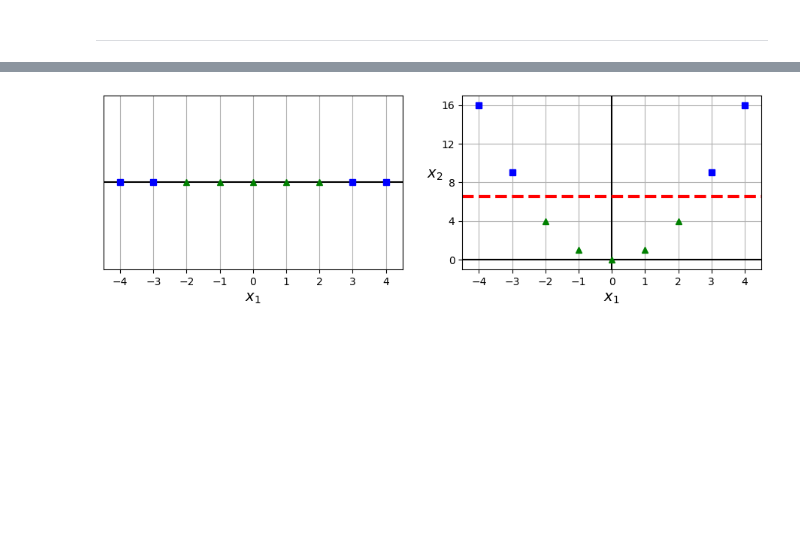
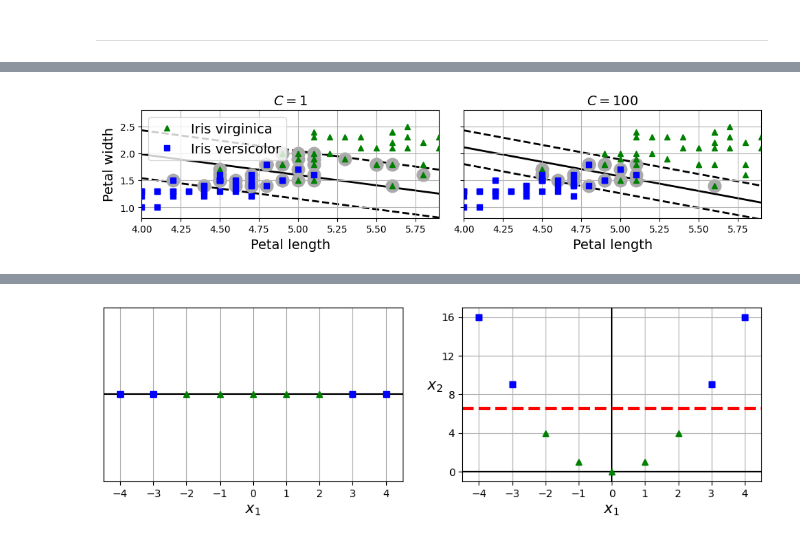
Before and after one commit to Ronald6635/handson-ml3, a Jupyter notebook: 05_support_vector_machines.ipynb, the cells around one changed output, grey strips where cells are left out. Drawn from its saved outputs; the diff is of its cells as text; code cells hidden in the pictures; blank space fills up the shorter version.

```diff
--- a/05_support_vector_machines.ipynb
+++ b/05_support_vector_machines.ipynb
@@ -513,0 +456,11 @@ This visualization demonstrates that choosing the right C value is crucial: too
+# %%
+scaler = svm_clf[0]
+linear_svc = svm_clf[1]
+
+print(f'scaler.mean_ = {scaler.mean_}')
+print(f'scaler.scale_ = {scaler.scale_}')
+
+print(f'linear_svc.coef_ = {linear_svc.coef_}')
+list(svm_clf)
+print(f'linear_svc.intercept_ = {linear_svc.intercept_}')
+print(f'linear_svc.decision_function(X_new) = {linear_svc.decision_function(scaler.transform(X_new))}')
@@ -515,0 +482,88 @@ This visualization demonstrates that choosing the right C value is crucial: too
+# %%
+import numpy as np
+import matplotlib.pyplot as plt
+from sklearn.svm import LinearSVC
+from sklearn.pipeline import make_pipeline
+from sklearn.preprocessing import StandardScaler
+
+# 1. Create the pipelines
+# We don't need to instantiate scaler separately here because the pipeline will clone it anyway.
+# We will access the fitted scaler directly from the pipeline later.
+svm_clf1 = LinearSVC(C=1, max_iter=10_000, dual=True, random_state=42)
+svm_clf2 = LinearSVC(C=100, max_iter=10_000, dual=True, random_state=42)
+
+scaled_svm_clf1 = make_pipeline(StandardScaler(), svm_clf1)
+scaled_svm_clf2 = make_pipeline(StandardScaler(), svm_clf2)
+
+scaled_svm_clf1.fit(X, y)
+scaled_svm_clf2.fit(X, y)
+
+# 2. Helper function to unscale parameters and inject support vectors
+def unscale_and_inject_attributes(pipeline, X, y):
+    """
+    Unscale the parameters of a scaled SVM pipeline and inject support vectors.
+
+    This function takes a pipeline containing a StandardScaler and a LinearSVC,
+    calculates the unscaled weight vector and bias, and injects them back into
+    the LinearSVC model. It also manually calculates and injects the support
+    vectors, which are not stored by LinearSVC by default.
+
+    Args:
+        pipeline (Pipeline): A scikit-learn pipeline containing a StandardScaler
+            and a LinearSVC model.
+        X (numpy.ndarray): The training data used to fit the pipeline.
+        y (numpy.ndarray): The target labels used to fit the pipeline.
+    """
+    # Extract fitted steps
+    scaler = pipeline[0]
+    clf = pipeline[1]
+
+    # Calculate unscaled parameters
+    # We use the scaler INSIDE the pipeline because that is the one that was fitted
+    b = clf.decision_function([-scaler.mean_ / scaler.scale_])
+    w = clf.coef_[0] / scaler.scale_
+
+    # Inject back into the classifier (Monkey-patching for visualization)
+    clf.intercept_ = np.array([b])
+    clf.coef_ = np.array([w])
+
+    # Find support vectors (LinearSVC does not do this automatically)
+    # We calculate them manually to allow plot_svc_decision_boundary to work
+    t = y * 2 - 1 # convert to +1/-1
+    support_vectors_idx = (t * (X.dot(w) + b) < 1).ravel()
+
+    # type: ignore suppresses the linter error because we are adding a new attribute dynamically
+    clf.support_vectors_ = X[support_vectors_idx] # type: ignore
+
+# Apply the fix to both models
+unscale_and_inject_attributes(scaled_svm_clf1, X, y)
+unscale_and_inject_attributes(scaled_svm_clf2, X, y)
+
+# 3. Plotting
+fig, axes = plt.subplots(ncols=2, figsize=(10, 2.7), sharey=True)
+
+plt.sca(axes[0])
+plt.plot(X[:, 0][y==1], X[:, 1][y==1], "g^", label="Iris virginica")
+plt.plot(X[:, 0][y==0], X[:, 1][y==0], "bs", label="Iris versicolor")
+# We pass the classifier instance (svm_clf1) which now has the injected attributes
+plot_svc_decision_boundary(svm_clf1, 4, 5.9)
+plt.xlabel("Petal length")
+plt.ylabel("Petal width")
+plt.legend(loc="upper left")
+plt.title(f"$C = {svm_clf1.C}$")
+plt.axis((4, 5.9, 0.8, 2.8))
+plt.grid()
+
+plt.sca(axes[1])
+plt.plot(X[:, 0][y==1], X[:, 1][y==1], "g^")
+plt.plot(X[:, 0][y==0], X[:, 1][y==0], "bs")
+plot_svc_decision_boundary(svm_clf2, 4, 5.99)
+plt.xlabel("Petal length")
+plt.title(f"$C = {svm_clf2.C}$")
+plt.axis((4, 5.9, 0.8, 2.8))
+plt.grid()
+
+save_fig("regularization_plot")
+plt.show()
+# %% [output]
+[figure, added]
```
Also changed, not shown: parts of 47 cells of this notebook, 2 other files.
